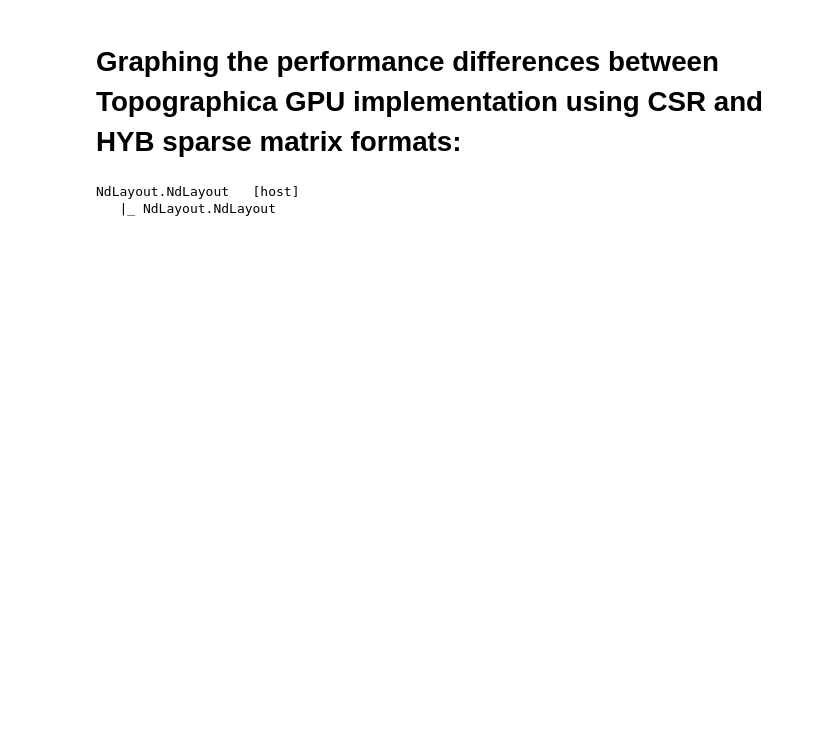
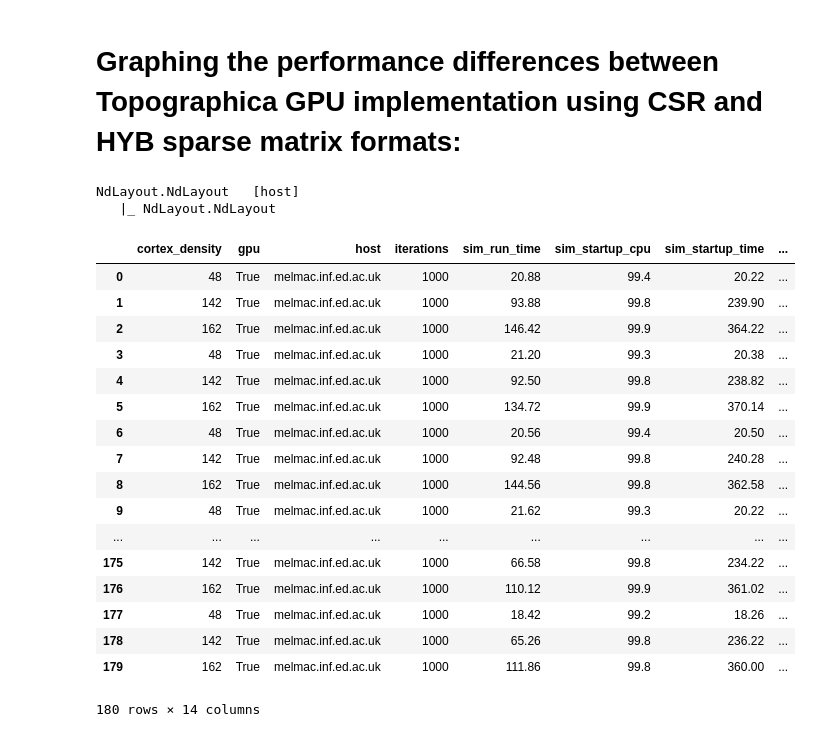
Before and after one commit to ioam/topographica, a Jupyter notebook: Benchmark_example.ipynb, the cells around one changed output. Drawn from its saved outputs; the diff is of its cells as text; code cells hidden in the pictures; blank space fills up the shorter version.

```diff
--- a/Benchmark_example.ipynb
+++ b/Benchmark_example.ipynb
@@ -25,14 +39,14 @@ def parse_timings(filename):
     param_m = re.search('^PARAMS:\t(?P<cortex_density>.*?)\t(?P<iterations>.*?)\t(?P<gpu>.*?)\n', content, re.MULTILINE)
     version_m = re.search('^VERSION:\t(?P<version>.*?)\n', content, re.MULTILINE)
     timing_m = re.findall('^[0-9]*.[0-9]*u [0-9]*.[0-9]*s ([0-9]*:[0-9]*.[0-9]*) ([0-9]*.[0-9])%', content, re.MULTILINE)
-    if host_m is None or param_m is None or len(timing_m) is not 3:
+    if host_m is None or param_m is None or len(timing_m) < 3:
         raise Exception("The benchmark file %s has incorrect format" % filename)
     timing_m = [(float(t.split(':')[0]) * 60 + float(t.split(':')[1]) + float('0.' + t.split('.')[1]), float(u)) for t, u in timing_m]
 
     result = {'topo_startup_time': timing_m[0][0], 'topo_startup_cpu': timing_m[0][1],
-              'sim_startup_time': timing_m[1][0], 'sim_startup_cpu': timing_m[1][1],
-              'sim_run_time': timing_m[2][0] - timing_m[1][0],
-              'total_time': timing_m[2][0], 'total_cpu': timing_m[2][1]}
+              'sim_startup_time': timing_m[1][0] - timing_m[0][0], 'sim_startup_cpu': timing_m[1][1],
+              'sim_run_time': timing_m[-1][0] - timing_m[1][0],
+              'total_time': timing_m[-1][0], 'total_cpu': timing_m[-1][1]}
 
     p = param_m.groupdict()
     p['gpu'] = True if p['gpu'] == 'True' else False
@@ -68,3 +82,24 @@ hyb_vs_csr.regression('iterations', 'sim_run_time', mdims=['version', 'cortex_de
 # %% [output]
 NdLayout.NdLayout   [host]
    |_ NdLayout.NdLayout
+# %%
+collected_timings.dframe
+# %% [output]
+|  | cortex_density | gpu | host | iterations | sim_run_time | sim_startup_cpu | sim_startup_time | ... |
+| 0 | 48 | True | melmac.inf.ed.ac.uk | 1000 | 20.88 | 99.4 | 20.22 | ... |
+| 1 | 142 | True | melmac.inf.ed.ac.uk | 1000 | 93.88 | 99.8 | 239.90 | ... |
+| 2 | 162 | True | melmac.inf.ed.ac.uk | 1000 | 146.42 | 99.9 | 364.22 | ... |
+| 3 | 48 | True | melmac.inf.ed.ac.uk | 1000 | 21.20 | 99.3 | 20.38 | ... |
+| 4 | 142 | True | melmac.inf.ed.ac.uk | 1000 | 92.50 | 99.8 | 238.82 | ... |
+| 5 | 162 | True | melmac.inf.ed.ac.uk | 1000 | 134.72 | 99.9 | 370.14 | ... |
+| 6 | 48 | True | melmac.inf.ed.ac.uk | 1000 | 20.56 | 99.4 | 20.50 | ... |
+| 7 | 142 | True | melmac.inf.ed.ac.uk | 1000 | 92.48 | 99.8 | 240.28 | ... |
+| 8 | 162 | True | melmac.inf.ed.ac.uk | 1000 | 144.56 | 99.8 | 362.58 | ... |
+| 9 | 48 | True | melmac.inf.ed.ac.uk | 1000 | 21.62 | 99.3 | 20.22 | ... |
+| ... | ... | ... | ... | ... | ... | ... | ... | ... |
+| 175 | 142 | True | melmac.inf.ed.ac.uk | 1000 | 66.58 | 99.8 | 234.22 | ... |
+| 176 | 162 | True | melmac.inf.ed.ac.uk | 1000 | 110.12 | 99.9 | 361.02 | ... |
+| 177 | 48 | True | melmac.inf.ed.ac.uk | 1000 | 18.42 | 99.2 | 18.26 | ... |
+| 178 | 142 | True | melmac.inf.ed.ac.uk | 1000 | 65.26 | 99.8 | 236.22 | ... |
+| 179 | 162 | True | melmac.inf.ed.ac.uk | 1000 | 111.86 | 99.8 | 360.00 | ... |
+180 rows × 14 columns
```
Also changed, not shown: parts of 5 cells of this notebook.
